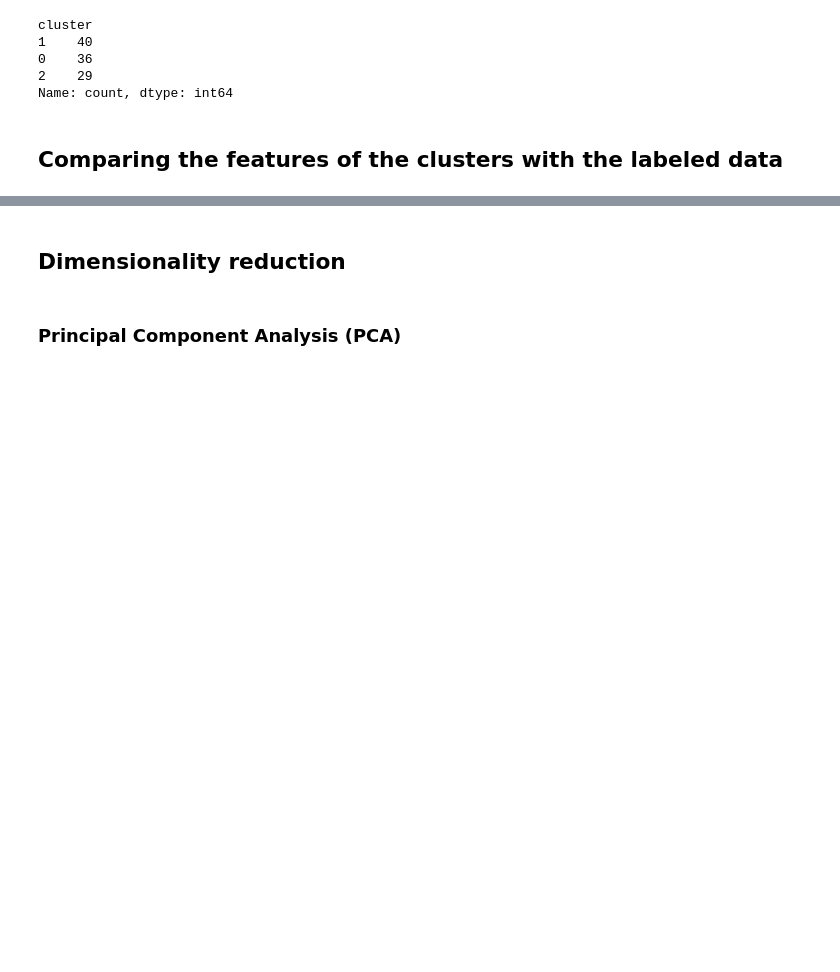
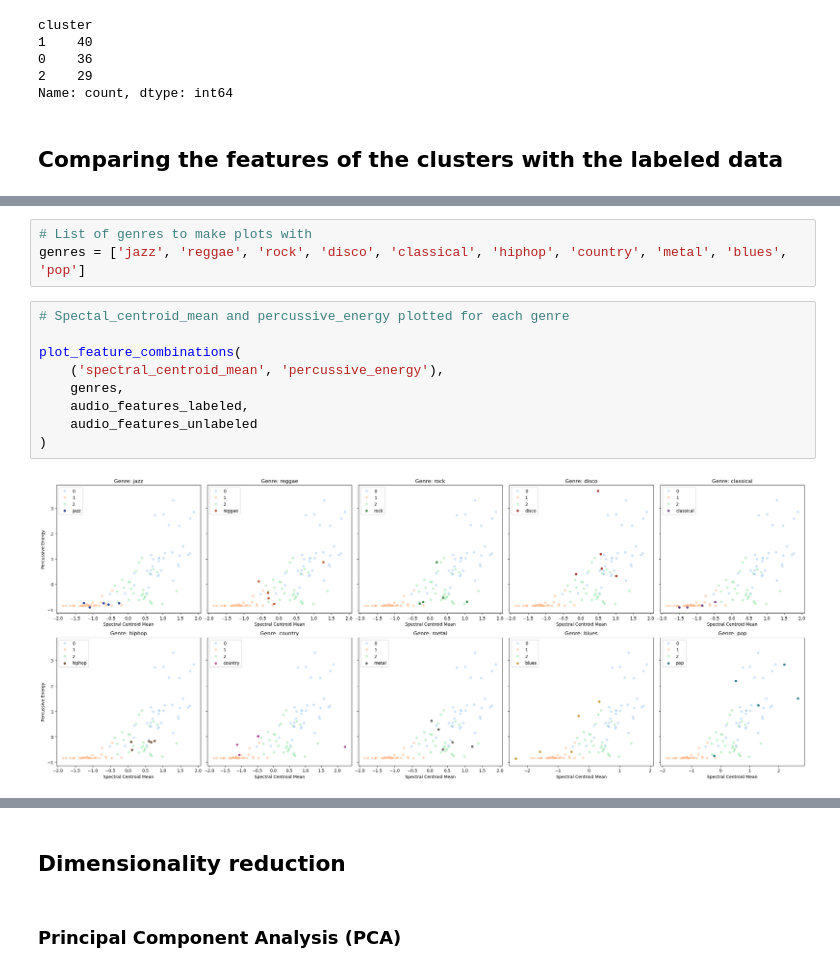
Before and after one commit to casperpriem05/ML, a Jupyter notebook: Opdracht_3/ML3_muziek_genres.ipynb, the cells around one changed output, grey strips where cells are left out. Saved outputs shown, nothing was run; the diff lists cells and outputs as text; blank space fills up the shorter version.

```diff
--- a/Opdracht_3/ML3_muziek_genres.ipynb
+++ b/Opdracht_3/ML3_muziek_genres.ipynb
@@ -1732,0 +1636,14 @@ plt.show()
+# %%
+# List of genres to make plots with
+genres = ['jazz', 'reggae', 'rock', 'disco', 'classical', 'hiphop', 'country', 'metal', 'blues', 'pop']
+# %%
+# Spectal_centroid_mean and percussive_energy plotted for each genre
+
+plot_feature_combinations(
+    ('spectral_centroid_mean', 'percussive_energy'),
+    genres,
+    audio_features_labeled,
+    audio_features_unlabeled
+)
+# %% [output]
+[figure, added]
```
Also changed, not shown: parts of 15 cells of this notebook.
